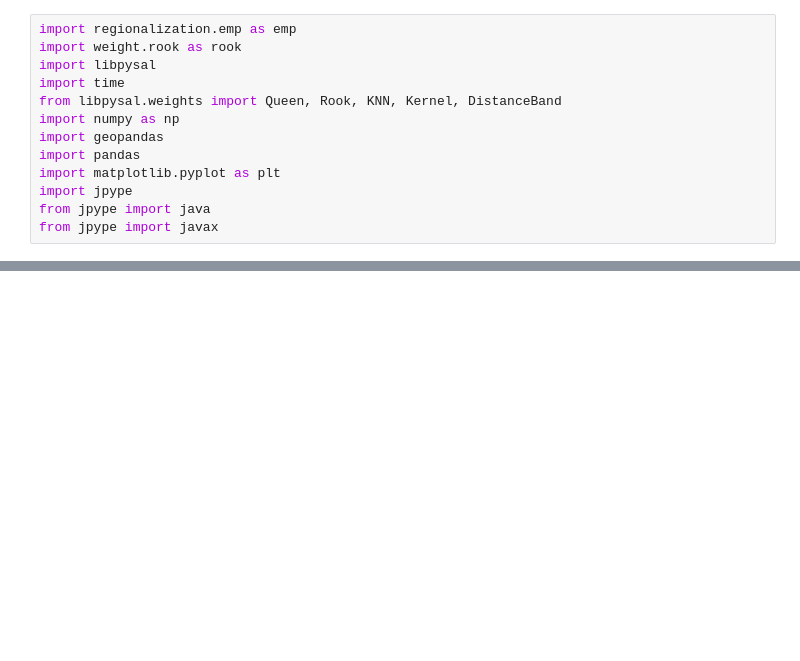
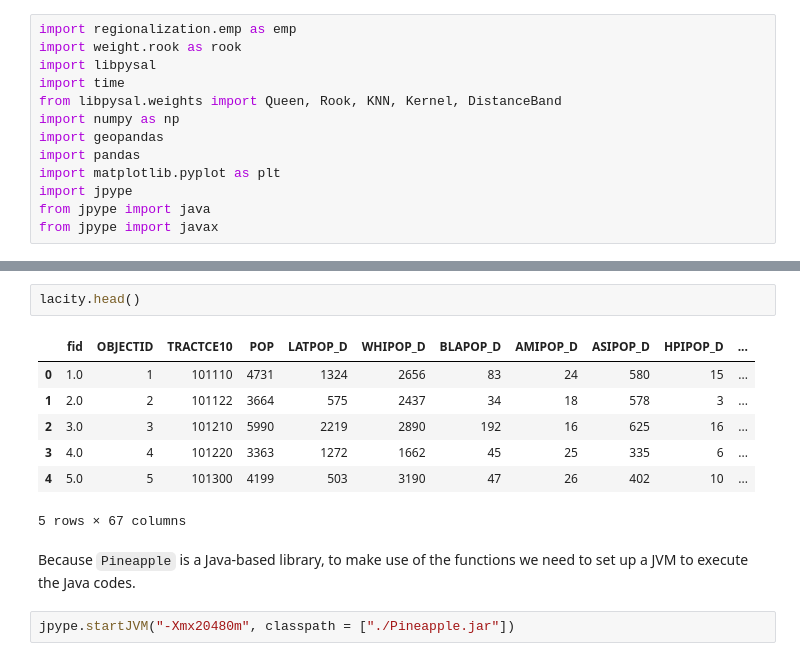
Before and after one commit to MagdyLab/Pyneapple, a Jupyter notebook: notebooks/EMP.ipynb, the cells around one changed output, grey strips where cells are left out. Cells and saved outputs as stored; diff of their text form; blank space fills up the shorter version.

```diff
--- a/notebooks/EMP.ipynb
+++ b/notebooks/EMP.ipynb
@@ -20,0 +31,14 @@ jpype.startJVM("-Xmx20480m", classpath = ["./Pineapple.jar"])
+# %%
+lacity.head()
+# %% [output]
+|  | fid | OBJECTID | TRACTCE10 | POP | LATPOP_D | WHIPOP_D | BLAPOP_D | AMIPOP_D | ASIPOP_D | HPIPOP_D | ... |
+| 0 | 1.0 | 1 | 101110 | 4731 | 1324 | 2656 | 83 | 24 | 580 | 15 | ... |
+| 1 | 2.0 | 2 | 101122 | 3664 | 575 | 2437 | 34 | 18 | 578 | 3 | ... |
+| 2 | 3.0 | 3 | 101210 | 5990 | 2219 | 2890 | 192 | 16 | 625 | 16 | ... |
+| 3 | 4.0 | 4 | 101220 | 3363 | 1272 | 1662 | 45 | 25 | 335 | 6 | ... |
+| 4 | 5.0 | 5 | 101300 | 4199 | 503 | 3190 | 47 | 26 | 402 | 10 | ... |
+5 rows × 67 columns
+# %% [markdown]
+Because `Pineapple` is a Java-based library, to make use of the functions we need to set up a JVM to execute the Java codes.
+# %%
+jpype.startJVM("-Xmx20480m", classpath = ["./Pineapple.jar"])
```
Also changed, not shown: parts of 22 cells of this notebook, 26 other files.
